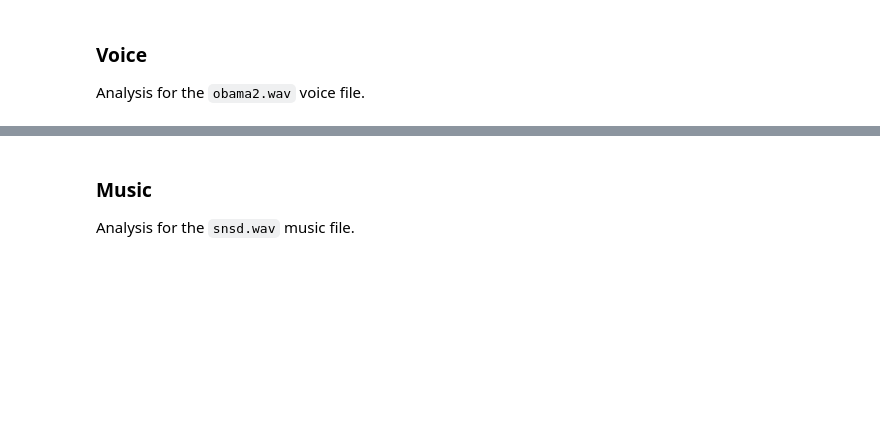
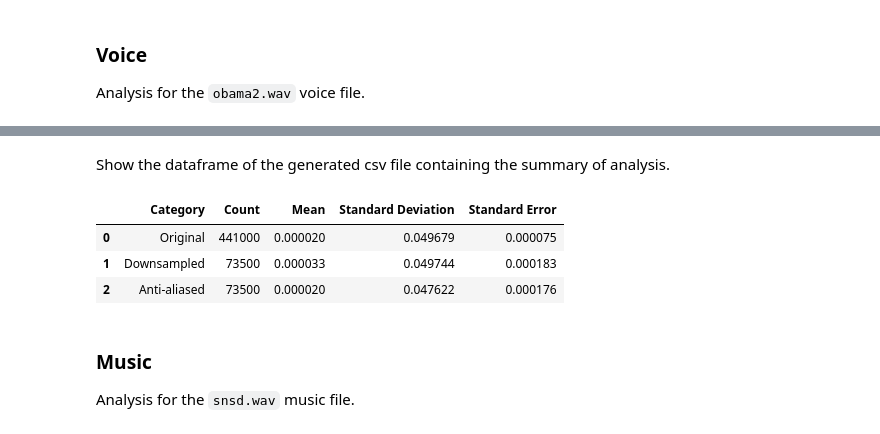
Before and after one commit to paucabral/dsp-activities, a Jupyter notebook: Activity 2 - ADC, DAC and Aliasing Signals.ipynb, the cells around one changed output, grey strips where cells are left out. Drawn from its saved outputs; the diff is of its cells as text; code cells hidden in the pictures; blank space fills up the shorter version.

Commit message:
Added code to export csv summary and plot images

```diff
--- a/Activity 2 - ADC, DAC and Aliasing Signals.ipynb
+++ b/Activity 2 - ADC, DAC and Aliasing Signals.ipynb
@@ -146,3 +190,14 @@ With Anti-aliasing:
+# %% [markdown]
+Show the dataframe of the generated csv file containing the summary of analysis.
+# %%
+VOICE_OBAMA_SUMMARY_PATH = './voice_obama2_summary/summary/voice_obama2_summary.csv' # Declare the path of the .csv file.
+voice_obama_summary_df = pd.read_csv(VOICE_OBAMA_SUMMARY_PATH) # Load the .csv file.
+voice_obama_summary_df # Preview the entries for the dataframe.
+# %% [output]
+|  | Category | Count | Mean | Standard Deviation | Standard Error |
+| 0 | Original | 441000 | 0.000020 | 0.049679 | 0.000075 |
+| 1 | Downsampled | 73500 | 0.000033 | 0.049744 | 0.000183 |
+| 2 | Anti-aliased | 73500 | 0.000020 | 0.047622 | 0.000176 |
 # %% [markdown]
 ### Music
 Analysis for the `snsd.wav` music file.
```
Also changed, not shown: parts of 6 cells of this notebook, 1 other file.
